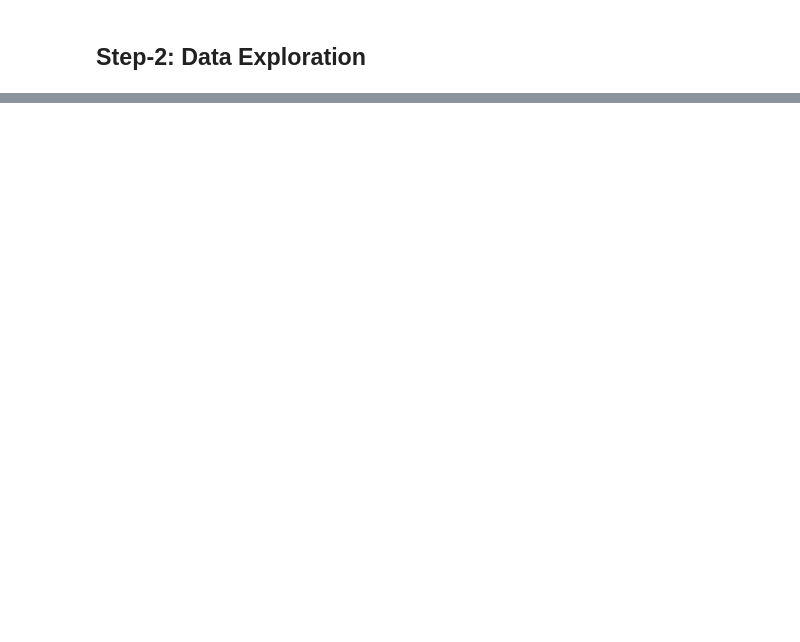
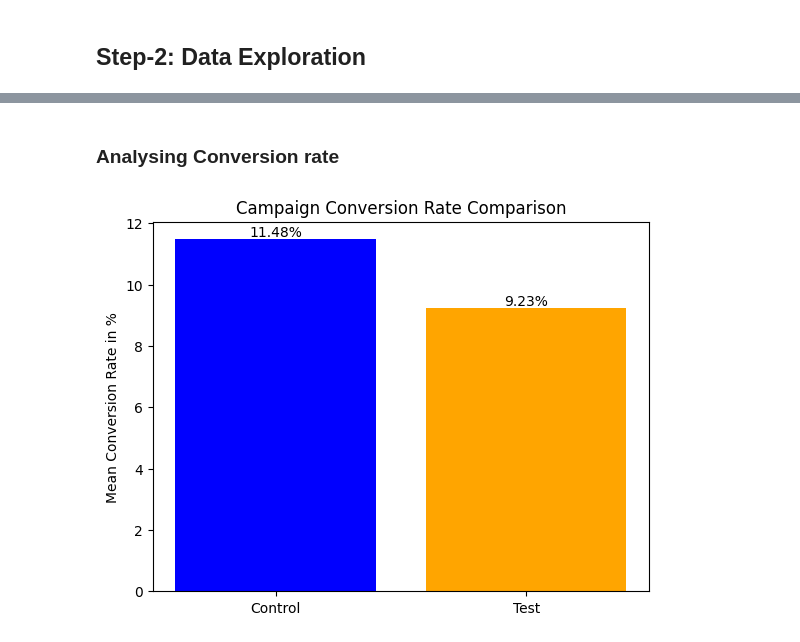
Before and after one commit to ameygawade/DataScience-Kaggle-A-B_Testing, a Jupyter notebook: a-b-testing.ipynb, the cells around one changed output, grey strips where cells are left out. Saved outputs shown, nothing was run; the diff lists cells and outputs as text; code cells hidden in the pictures; blank space fills up the shorter version.

```diff
--- a/a-b-testing.ipynb
+++ b/a-b-testing.ipynb
@@ -267,0 +365,22 @@ plt.show()
+# %% [markdown]
+### Analysing Conversion rate
+# %%
+import matplotlib.pyplot as plt
+
+# Calculate mean conversion rate for each campaign
+conversion_rate_control = df_control_gp['Conversion_Rate_%'].mean()
+conversion_rate_test = df_test_gp['Conversion_Rate_%'].mean()
+
+# Create the bar chart
+plt.bar(["Control", "Test"], [conversion_rate_control, conversion_rate_test], color=["blue", "orange"])
+plt.ylabel("Mean Conversion Rate in %")
+plt.title("Campaign Conversion Rate Comparison")
+
+# Annotate mean conversion rates on top of the bars
+for i, rate in enumerate([conversion_rate_control, conversion_rate_test]):
+    plt.text(i, rate , f"{rate:.2f}%", ha='center', va='bottom', fontsize=10, color="black")  # Adjusting +0.5 for better positioning
+
+# Show the plot
+plt.show()
+# %% [output]
+[figure, added]
```
Also changed, not shown: parts of 42 cells of this notebook.
